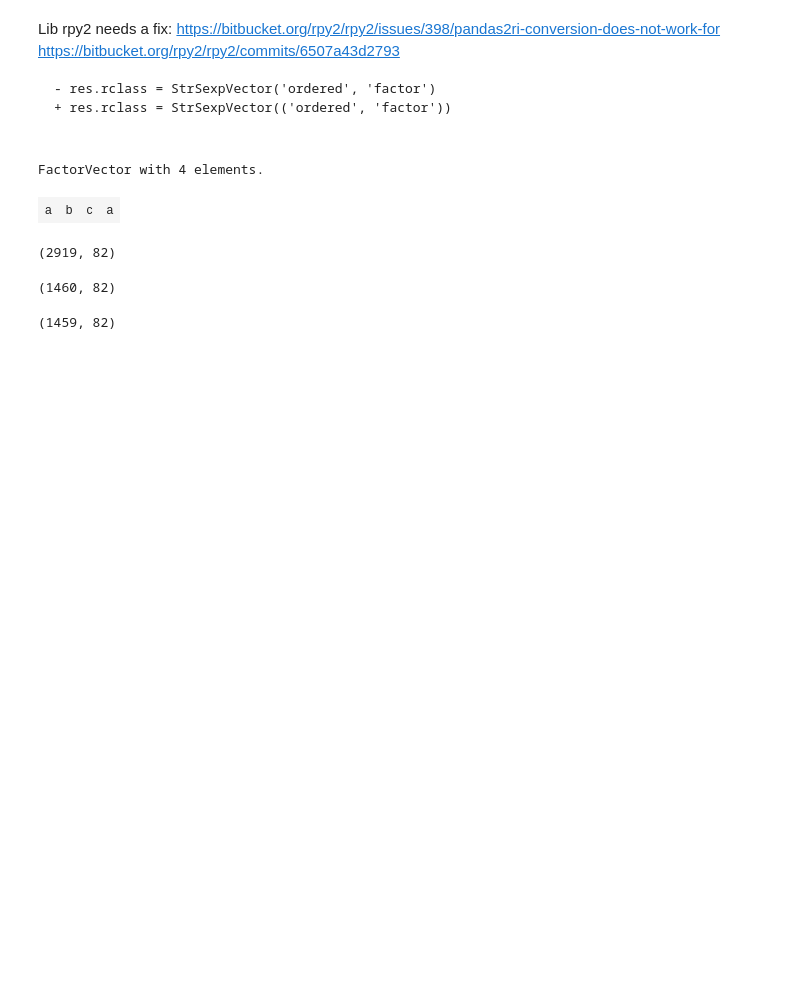
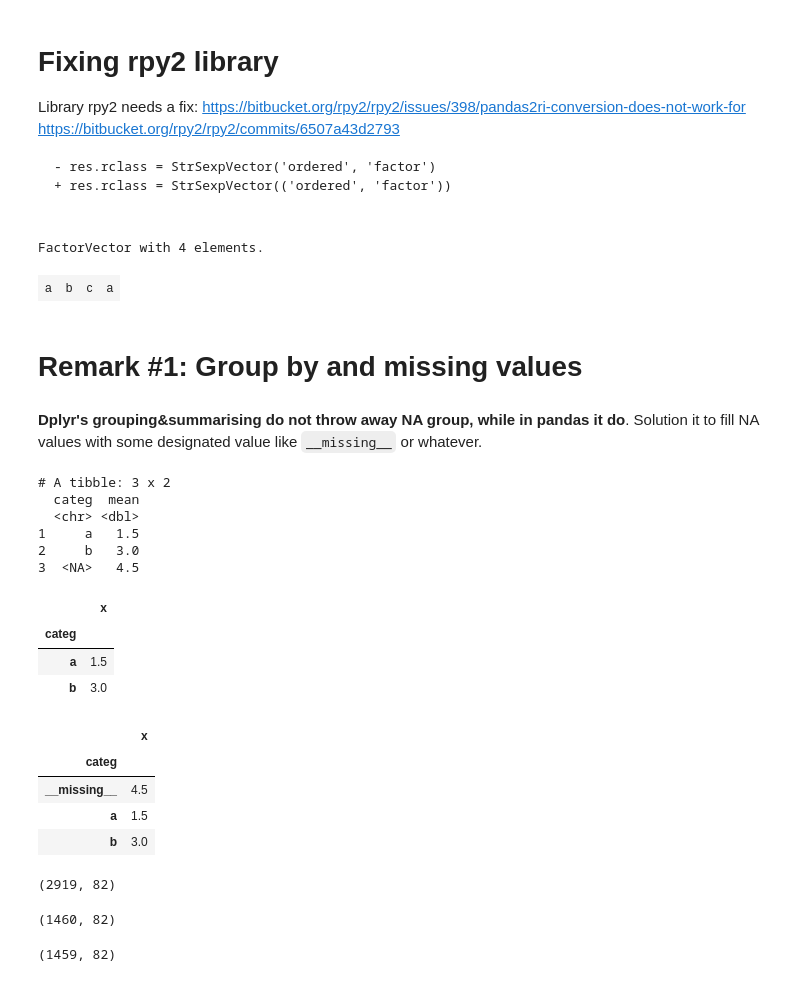
Before and after one commit to MatrixNorm/kaggle, a Jupyter notebook: pybooks/house_prices/01_first_look.ipynb, the cells around one changed output. Saved outputs shown, nothing was run; the diff lists cells and outputs as text; code cells hidden in the pictures; blank space fills up the shorter version.

```diff
--- a/pybooks/house_prices/01_first_look.ipynb
+++ b/pybooks/house_prices/01_first_look.ipynb
@@ -21,7 +21,9 @@ from rpy2.robjects.lib import grdevices
 
 robjects.pandas2ri.activate()
 # %% [markdown]
-Lib rpy2 needs a fix:
+# Fixing rpy2 library
+
+Library rpy2 needs a fix:
 https://bitbucket.org/rpy2/rpy2/issues/398/pandas2ri-conversion-does-not-work-for
 https://bitbucket.org/rpy2/rpy2/commits/6507a43d2793
 
@@ -39,6 +41,58 @@ robjects.conversion.py2ro(category)
 # %% [output]
 FactorVector with 4 elements.
 | a | b | c | a |
+# %% [markdown]
+# Remark #1: Group by and missing values
+# %% [markdown]
+**Dplyr's grouping&summarising do not throw away NA group, while in pandas it do**. Solution it to fill NA values with some designated value like `__missing__` or whatever.
+# %%
+%%R
+
+suppressWarnings(
+    library(dplyr)
+)
+
+df <- data_frame(
+    categ = c('a', 'a', 'b', NA, NA),
+    x = c(1, 2, 3, 4, 5)
+)
+
+df %>%
+group_by(categ) %>%
+summarise(mean = mean(x))
+# %% [output]
+# A tibble: 3 x 2
+  categ  mean
+  <chr> <dbl>
+1     a   1.5
+2     b   3.0
+3  <NA>   4.5
+# %%
+df = pd.DataFrame({
+    'categ': ['a', 'a', 'b', np.NaN, np.NaN],
+    'x': [1, 2, 3, 4, 5]
+})
+
+(
+    df.groupby('categ')
+      .agg({'x': np.mean})
+)
+
+(
+    df.fillna('__missing__')
+      .groupby('categ')
+      .agg({'x': np.mean})
+)
+# %% [output]
+|  | x |
+| categ |  |
+| a | 1.5 |
+| b | 3.0 |
+|  | x |
+| categ |  |
+| __missing__ | 4.5 |
+| a | 1.5 |
+| b | 3.0 |
 # %%
 import kaggle.house_prices.helpers as helpers
 
```
Also changed, not shown: parts of 2 cells of this notebook, 4 other files.
